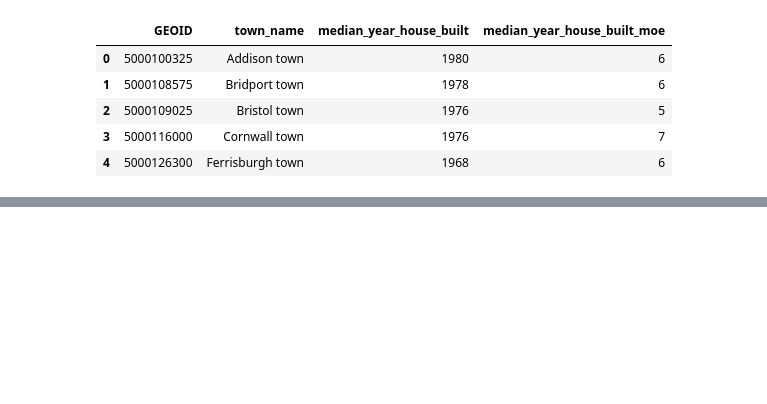
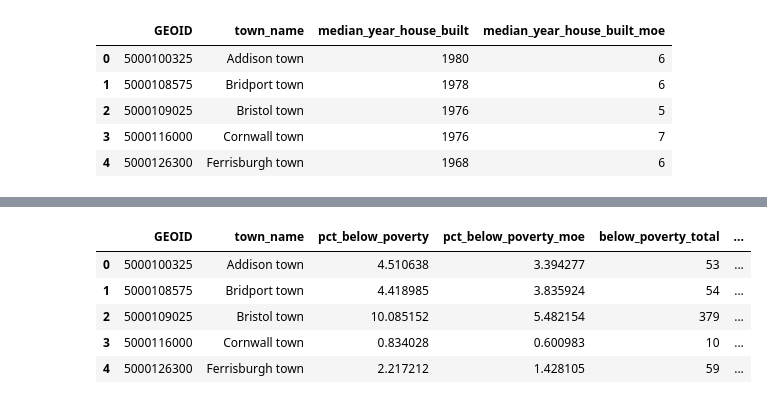
Before and after one commit to jakedurell/hazard-funding-comp, a Jupyter notebook: notebooks/etl_acs.ipynb, the cells around one changed output, grey strips where cells are left out. Cells and saved outputs as stored; diff of their text form; code cells hidden in the pictures; blank space fills up the shorter version.

```diff
--- a/notebooks/etl_acs.ipynb
+++ b/notebooks/etl_acs.ipynb
@@ -297,0 +357,48 @@ df_renter_occupied.head()
+# %%
+# get percent below the poverty level
+
+# rename columns for easier reference
+df_poverty_level = df_poverty_level.rename(
+    columns={
+        "Estimate!!Total:": "total_population",
+        "Margin of Error!!Total:": "total_population_moe",
+        "Estimate!!Total:!!Income in the past 12 months below poverty level:": "below_poverty_total",
+        "Margin of Error!!Total:!!Income in the past 12 months below poverty level:": "below_poverty_total_moe",
+    }
+)
+
+# calculate percent below poverty line
+df_poverty_level["pct_below_poverty"] = (
+    df_poverty_level["below_poverty_total"] / df_poverty_level["total_population"] * 100
+)
+
+# calculate MOE for percent below poverty using ACS ratio formula
+df_poverty_level["pct_below_poverty_moe"] = ratio_moe(
+    df_poverty_level["below_poverty_total"],
+    df_poverty_level["below_poverty_total_moe"],
+    df_poverty_level["total_population"],
+    df_poverty_level["total_population_moe"],
+)
+
+# keep only relevant columns
+df_poverty_level = df_poverty_level[
+    [
+        "GEOID",
+        "town_name",
+        "pct_below_poverty",
+        "pct_below_poverty_moe",
+        "below_poverty_total",
+        "below_poverty_total_moe",
+        "total_population",
+        "total_population_moe",
+    ]
+]
+
+df_poverty_level.head()
+# %% [output]
+|  | GEOID | town_name | pct_below_poverty | pct_below_poverty_moe | below_poverty_total | ... |
+| 0 | 5000100325 | Addison town | 4.510638 | 3.394277 | 53 | ... |
+| 1 | 5000108575 | Bridport town | 4.418985 | 3.835924 | 54 | ... |
+| 2 | 5000109025 | Bristol town | 10.085152 | 5.482154 | 379 | ... |
+| 3 | 5000116000 | Cornwall town | 0.834028 | 0.600983 | 10 | ... |
+| 4 | 5000126300 | Ferrisburgh town | 2.217212 | 1.428105 | 59 | ... |
```
Also changed, not shown: parts of 5 cells of this notebook.
